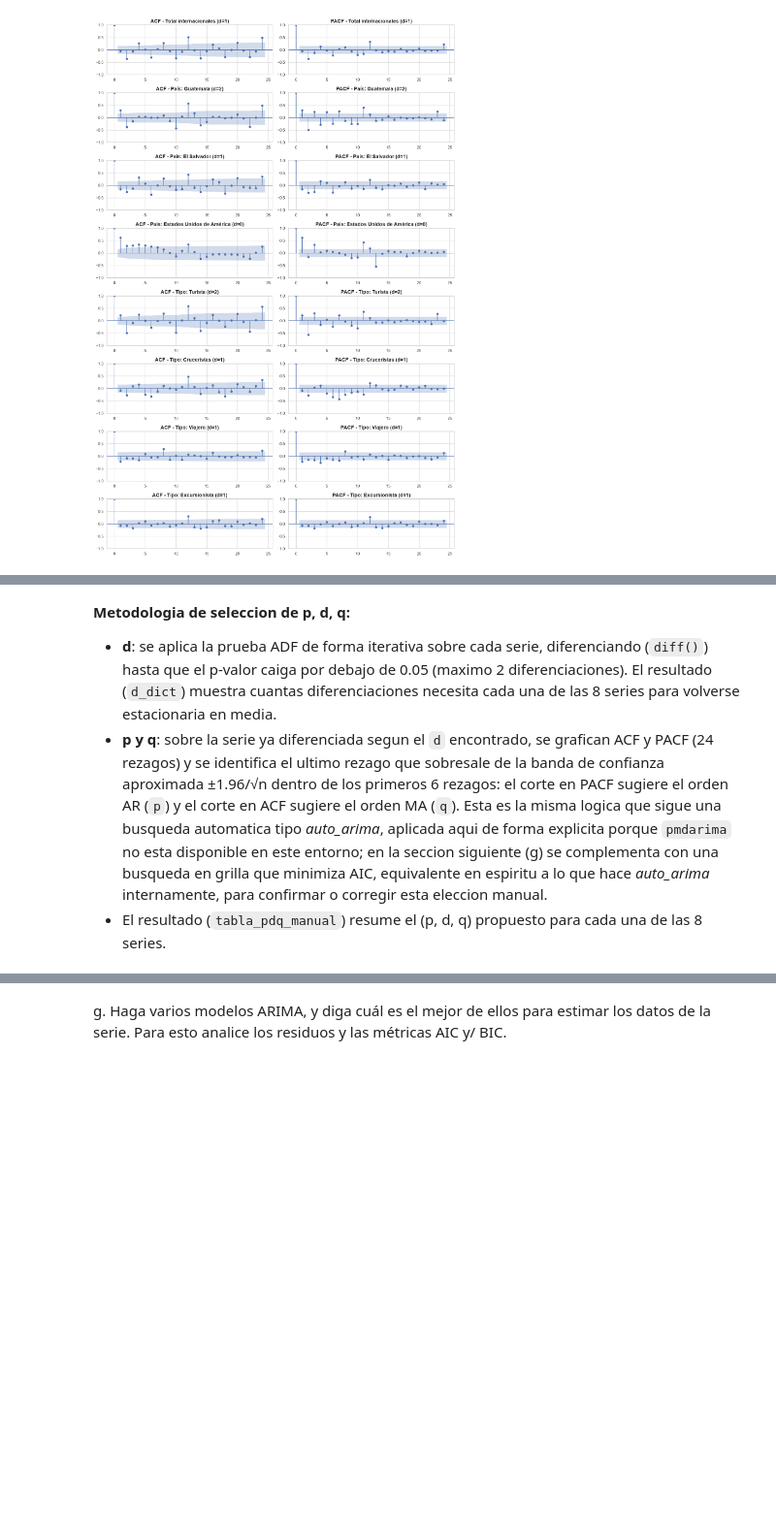
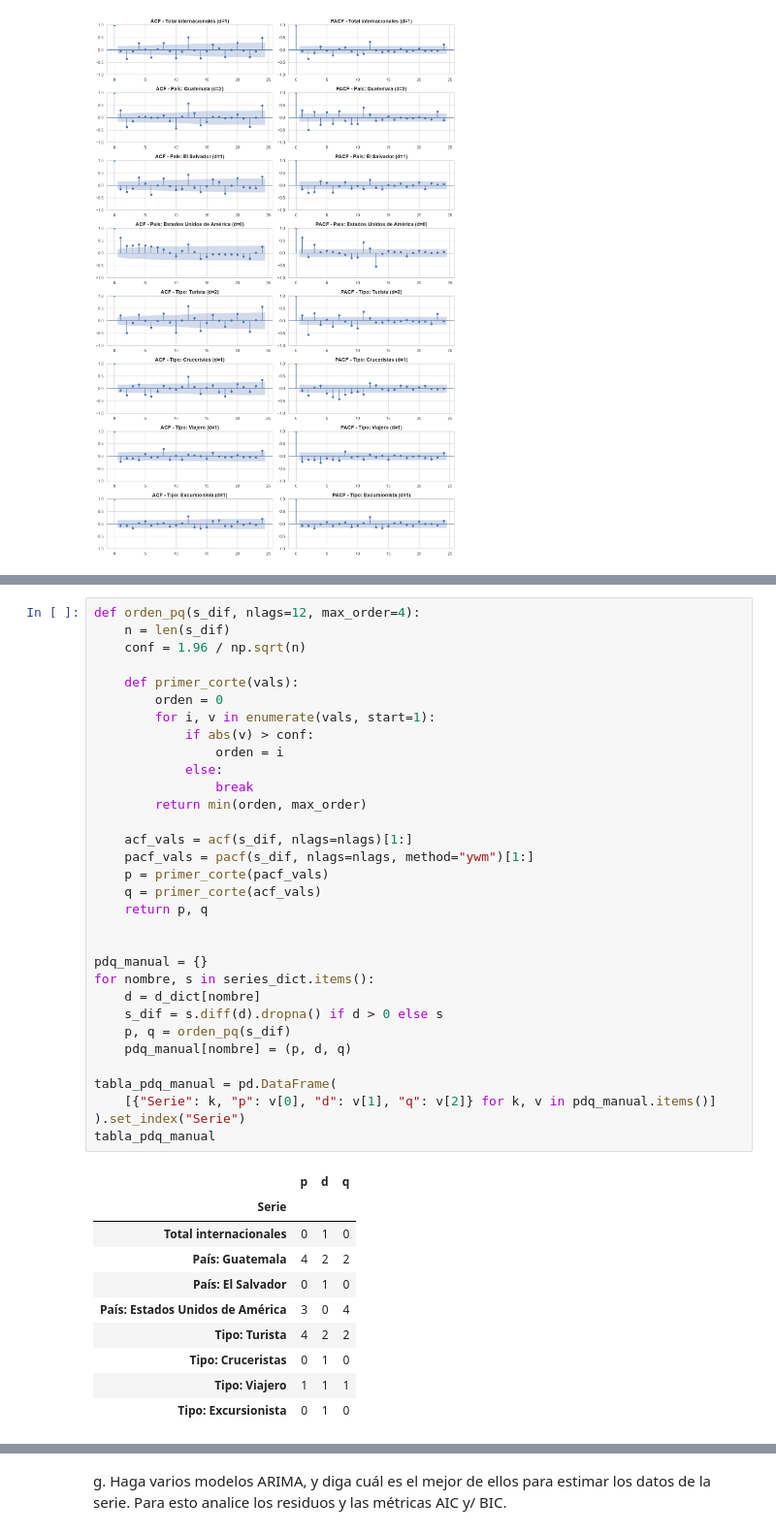
Before and after one commit to PeDro0210AVI/lab-1_time_series, a Jupyter notebook: notebooks/EDA.ipynb, the cells around one changed output, grey strips where cells are left out. Shown at 97% size. Drawn from its saved outputs; the diff is of its cells as text; blank space fills up the shorter version.

```diff
--- a/notebooks/EDA.ipynb
+++ b/notebooks/EDA.ipynb
@@ -980,14 +948,43 @@ tabla_pdq_manual
-# %% [markdown]
-**Metodologia de seleccion de p, d, q:**
-
-- **d**: se aplica la prueba ADF de forma iterativa sobre cada serie, diferenciando (`diff()`) hasta
-  que el p-valor caiga por debajo de 0.05 (maximo 2 diferenciaciones). El resultado (`d_dict`) muestra
-  cuantas diferenciaciones necesita cada una de las 8 series para volverse estacionaria en media.
-- **p y q**: sobre la serie ya diferenciada segun el `d` encontrado, se grafican ACF y PACF (24 rezagos)
-  y se identifica el ultimo rezago que sobresale de la banda de confianza aproximada ±1.96/√n dentro de
-  los primeros 6 rezagos: el corte en PACF sugiere el orden AR (`p`) y el corte en ACF sugiere el orden
-  MA (`q`). Esta es la misma logica que sigue una busqueda automatica tipo *auto_arima*, aplicada aqui
-  de forma explicita porque `pmdarima` no esta disponible en este entorno; en la seccion siguiente (g) se
-  complementa con una busqueda en grilla que minimiza AIC, equivalente en espiritu a lo que hace
-  *auto_arima* internamente, para confirmar o corregir esta eleccion manual.
-- El resultado (`tabla_pdq_manual`) resume el (p, d, q) propuesto para cada una de las 8 series.
+# %%
+def orden_pq(s_dif, nlags=12, max_order=4):
+    n = len(s_dif)
+    conf = 1.96 / np.sqrt(n)
+
+    def primer_corte(vals):
+        orden = 0
+        for i, v in enumerate(vals, start=1):
+            if abs(v) > conf:
+                orden = i
+            else:
+                break
+        return min(orden, max_order)
+
+    acf_vals = acf(s_dif, nlags=nlags)[1:]
+    pacf_vals = pacf(s_dif, nlags=nlags, method="ywm")[1:]
+    p = primer_corte(pacf_vals)
+    q = primer_corte(acf_vals)
+    return p, q
+
+
+pdq_manual = {}
+for nombre, s in series_dict.items():
+    d = d_dict[nombre]
+    s_dif = s.diff(d).dropna() if d > 0 else s
+    p, q = orden_pq(s_dif)
+    pdq_manual[nombre] = (p, d, q)
+
+tabla_pdq_manual = pd.DataFrame(
+    [{"Serie": k, "p": v[0], "d": v[1], "q": v[2]} for k, v in pdq_manual.items()]
+).set_index("Serie")
+tabla_pdq_manual
+# %% [output]
+|  | p | d | q |
+| Serie |  |  |  |
+| Total internacionales | 0 | 1 | 0 |
+| País: Guatemala | 4 | 2 | 2 |
+| País: El Salvador | 0 | 1 | 0 |
+| País: Estados Unidos de América | 3 | 0 | 4 |
+| Tipo: Turista | 4 | 2 | 2 |
+| Tipo: Cruceristas | 0 | 1 | 0 |
+| Tipo: Viajero | 1 | 1 | 1 |
+| Tipo: Excursionista | 0 | 1 | 0 |
```
Also changed, not shown: parts of 15 cells of this notebook, 2 other files.
